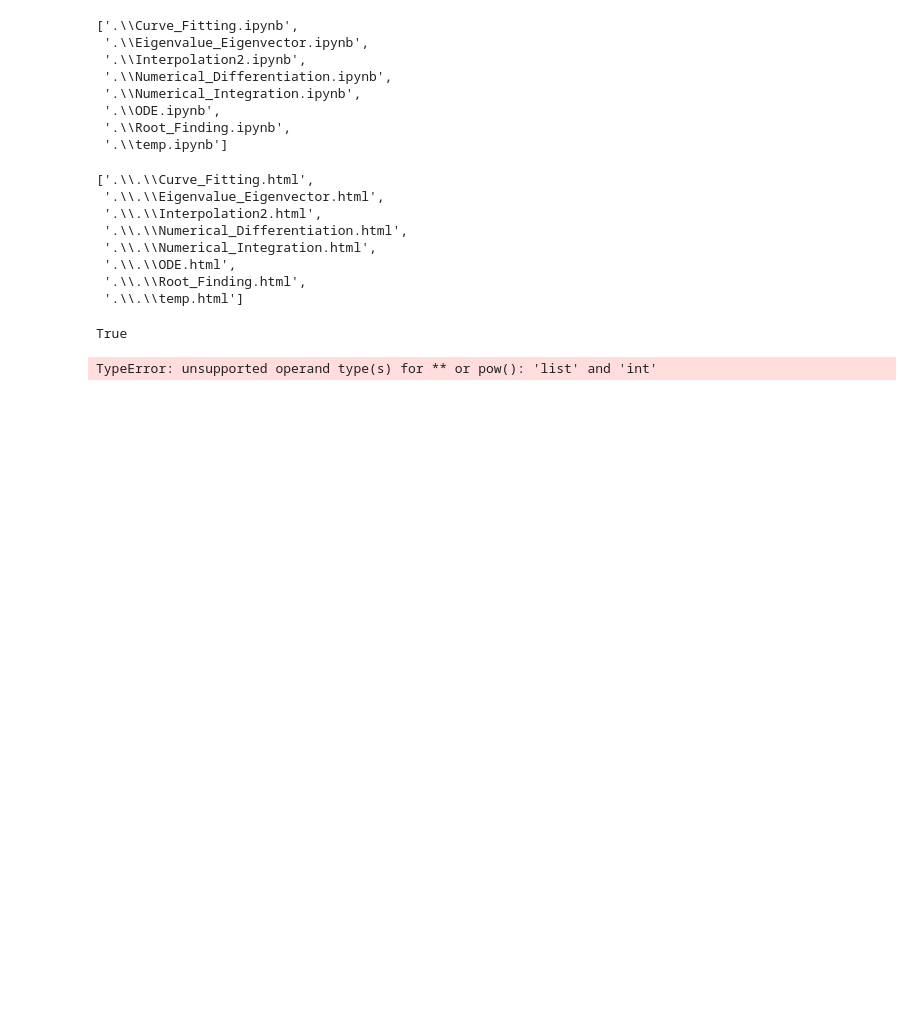
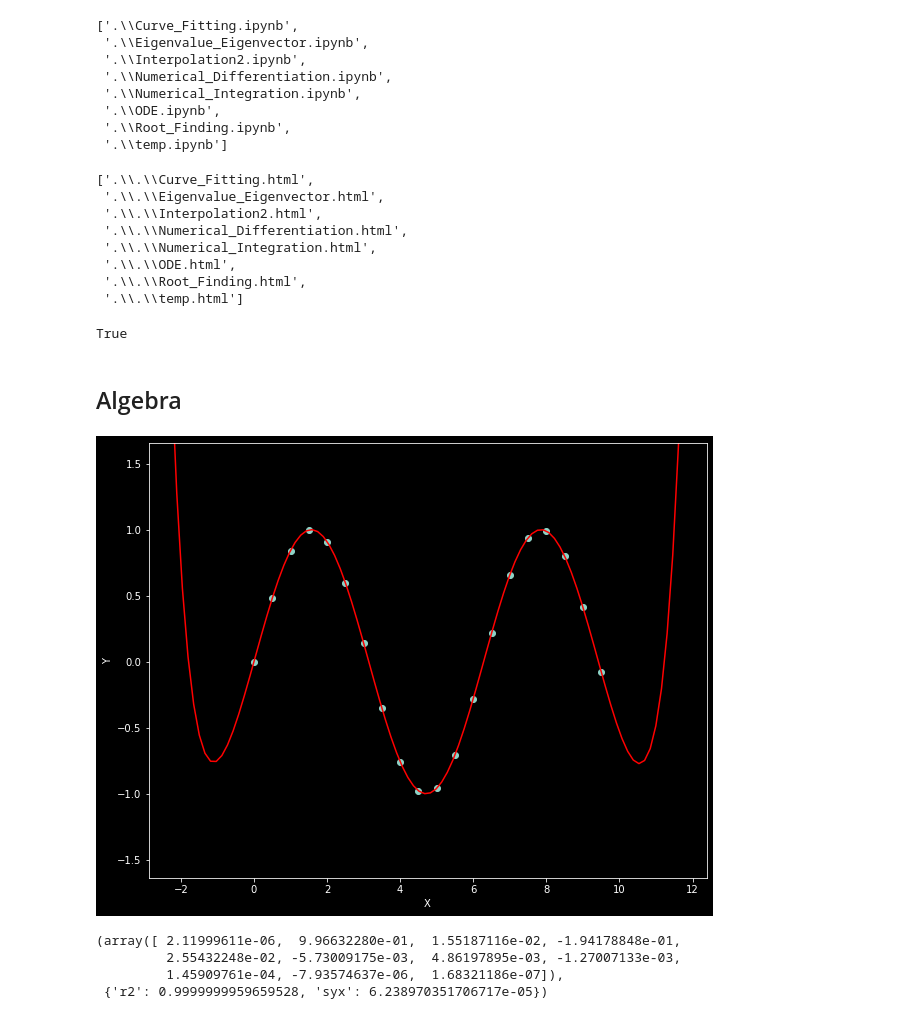
Before and after one commit to Hari31416/MSc_Project, a Jupyter notebook: Numerical_Methods/temp.ipynb, the cells around one changed output. Drawn from its saved outputs; the diff is of its cells as text; code cells hidden in the pictures; blank space fills up the shorter version.

```diff
--- a/Numerical_Methods/temp.ipynb
+++ b/Numerical_Methods/temp.ipynb
@@ -282,4 +282,6 @@ e = ValueError
 e==ValueError
 # %% [output]
 True
+# %% [markdown]
+## Algebra
 # %%
@@ -292,4 +291,11 @@ cf = CurveFitting()
-# %%
-cf.fit(X, Y, )
-# %% [output]
-TypeError: unsupported operand type(s) for ** or pow(): 'list' and 'int'
+# %%
+X = np.arange(0, 10, 0.5)
+Y = np.sin(X)
+cf = CurveFitting()
+cf.fit(X, Y, order=10, plot=True)
+# %% [output]
+[figure, added]
+(array([ 2.11999611e-06,  9.96632280e-01,  1.55187116e-02, -1.94178848e-01,
+         2.55432248e-02, -5.73009175e-03,  4.86197895e-03, -1.27007133e-03,
+         1.45909761e-04, -7.93574637e-06,  1.68321186e-07]),
+ {'r2': 0.9999999959659528, 'syx': 6.238970351706717e-05})
```
Also changed, not shown: parts of 8 cells of this notebook, 17 other files.
